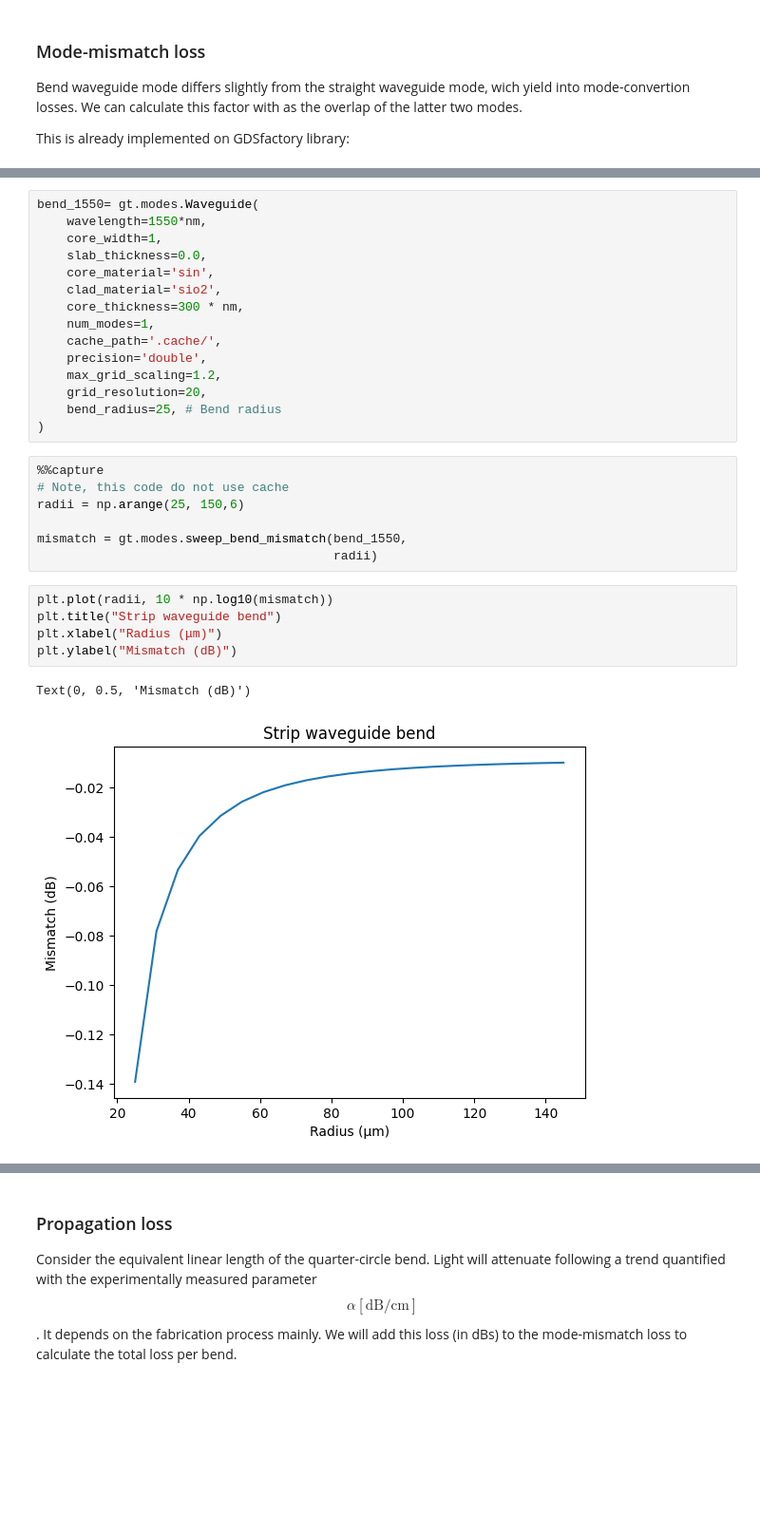
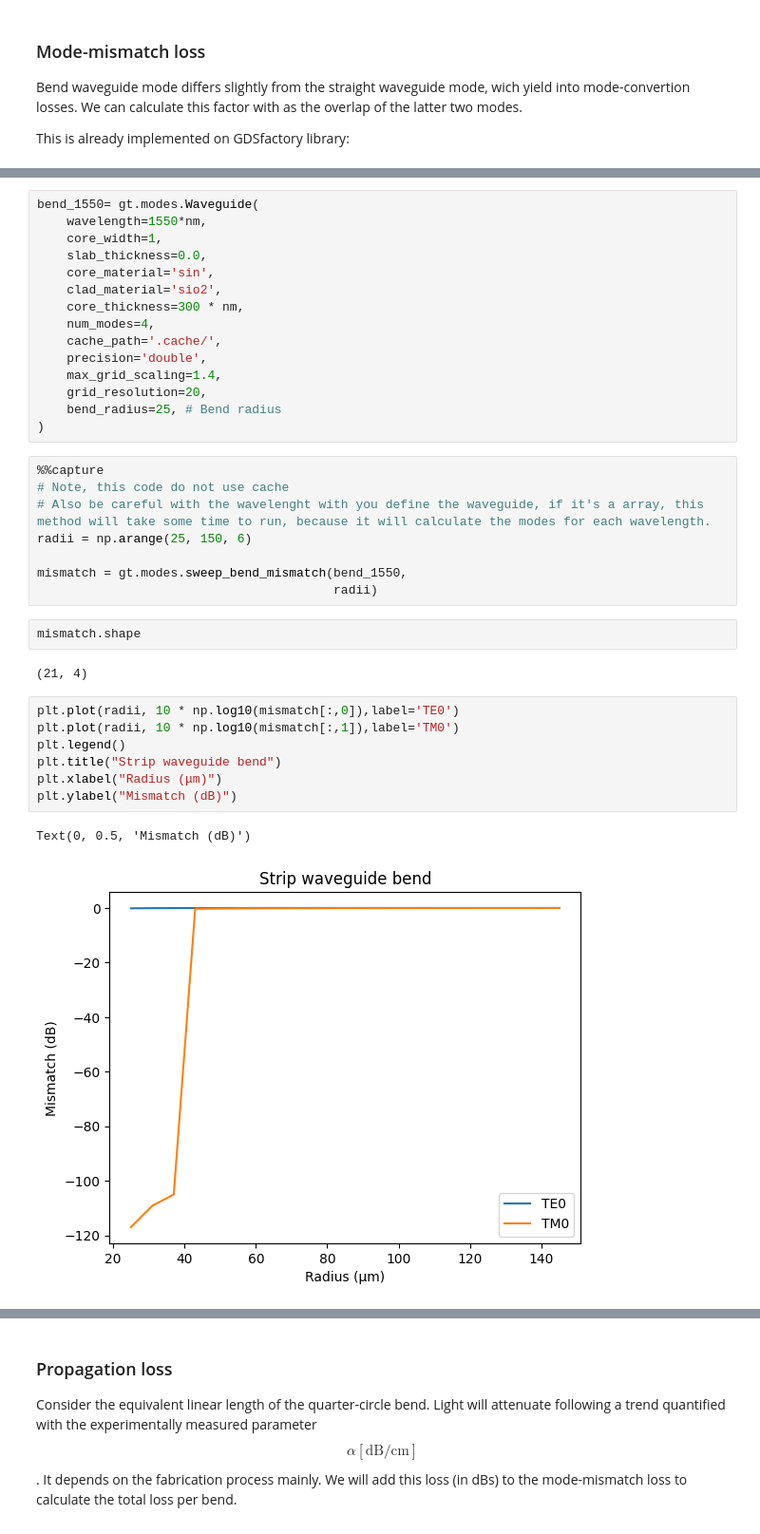
Before and after one commit to DBAEASE/pic-upv-lab1, a Jupyter notebook: WAVEGUIDES_Student.ipynb, the cells around one changed output, grey strips where cells are left out. Shown at 95% size. Drawn from its saved outputs; the diff is of its cells as text; blank space fills up the shorter version.

```diff
--- a/WAVEGUIDES_Student.ipynb
+++ b/WAVEGUIDES_Student.ipynb
@@ -975,25 +948,32 @@ bend_1550= gt.modes.Waveguide(
     core_material='sin',
     clad_material='sio2',
     core_thickness=300 * nm,
-    num_modes=1,
+    num_modes=4,
     cache_path='.cache/',
     precision='double',
-    max_grid_scaling=1.2,
+    max_grid_scaling=1.4,
     grid_resolution=20,
     bend_radius=25, # Bend radius
 )
 # %%
 %%capture
 # Note, this code do not use cache
-radii = np.arange(25, 150,6)
+# Also be careful with the wavelenght with you define the waveguide, if it's a array, this method will take some time to run, because it will calculate the modes for each wavelength.
+radii = np.arange(25, 150, 6)
 
 mismatch = gt.modes.sweep_bend_mismatch(bend_1550,
                                         radii)
+# %%
+mismatch.shape
+# %% [output]
+(21, 4)
 # %%
-plt.plot(radii, 10 * np.log10(mismatch))
+plt.plot(radii, 10 * np.log10(mismatch[:,0]),label='TE0')
+plt.plot(radii, 10 * np.log10(mismatch[:,1]),label='TM0')
+plt.legend()
 plt.title("Strip waveguide bend")
 plt.xlabel("Radius (μm)")
 plt.ylabel("Mismatch (dB)")
 # %% [output]
 Text(0, 0.5, 'Mismatch (dB)')
-[figure, old version]
+[figure, new version]
```
Also changed, not shown: parts of 23 cells of this notebook, 1 other file.
